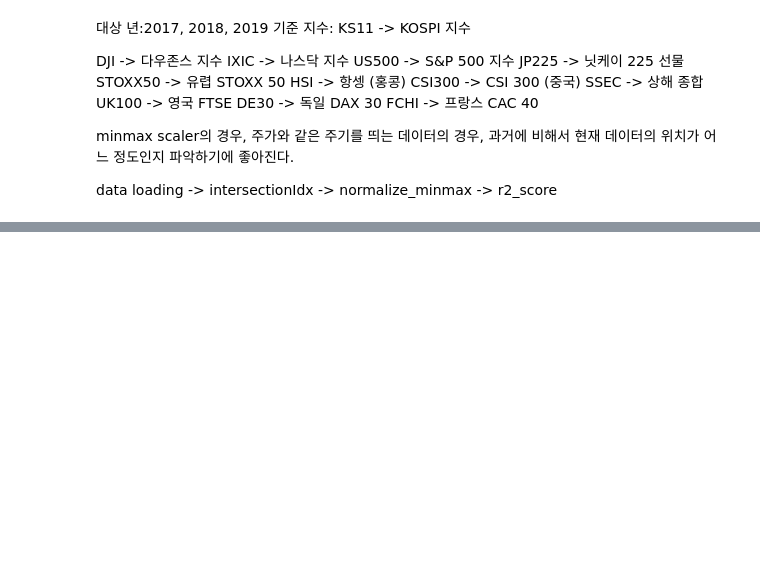
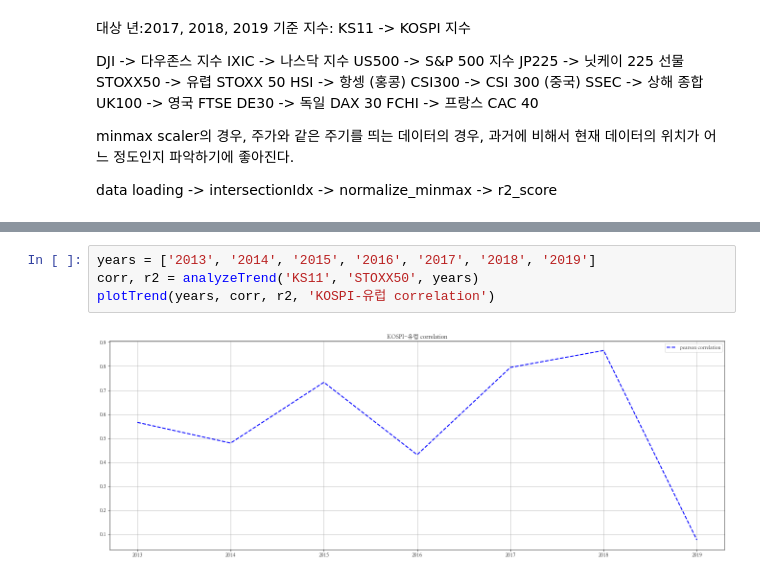
Before and after one commit to chanship72/finance, a Jupyter notebook: coupling_analysis.ipynb, the cells around one changed output, grey strips where cells are left out. Saved outputs shown, nothing was run; the diff lists cells and outputs as text; blank space fills up the shorter version.

```diff
--- a/coupling_analysis.ipynb
+++ b/coupling_analysis.ipynb
@@ -91,0 +53,6 @@ normalized R2: 0.5654592796518645
+# %%
+years = ['2013', '2014', '2015', '2016', '2017', '2018', '2019']
+corr, r2 = analyzeTrend('KS11', 'STOXX50', years)
+plotTrend(years, corr, r2, 'KOSPI-유럽 correlation')
+# %% [output]
+[figure, added]
```
Also changed, not shown: parts of 14 cells of this notebook, 1 other file.
